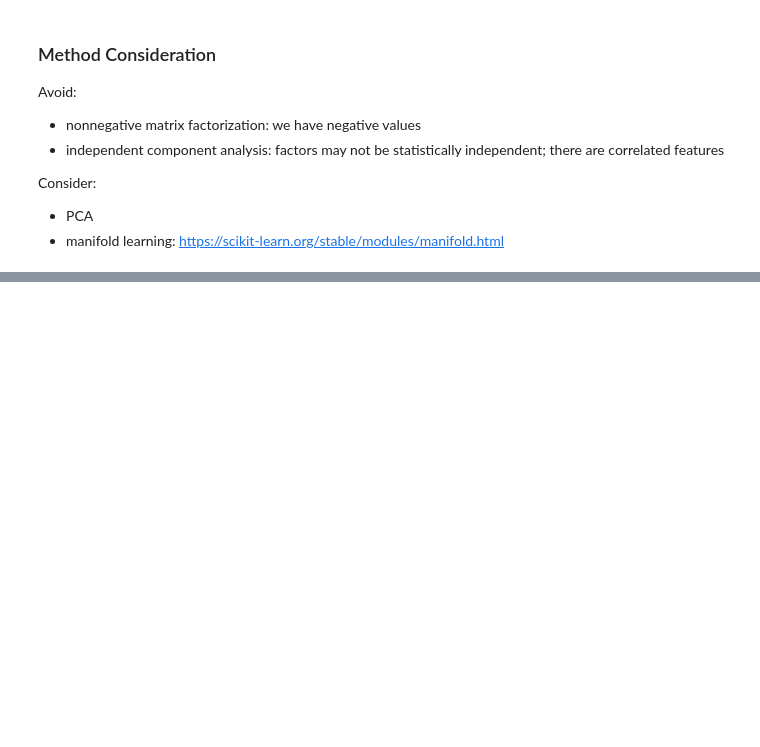
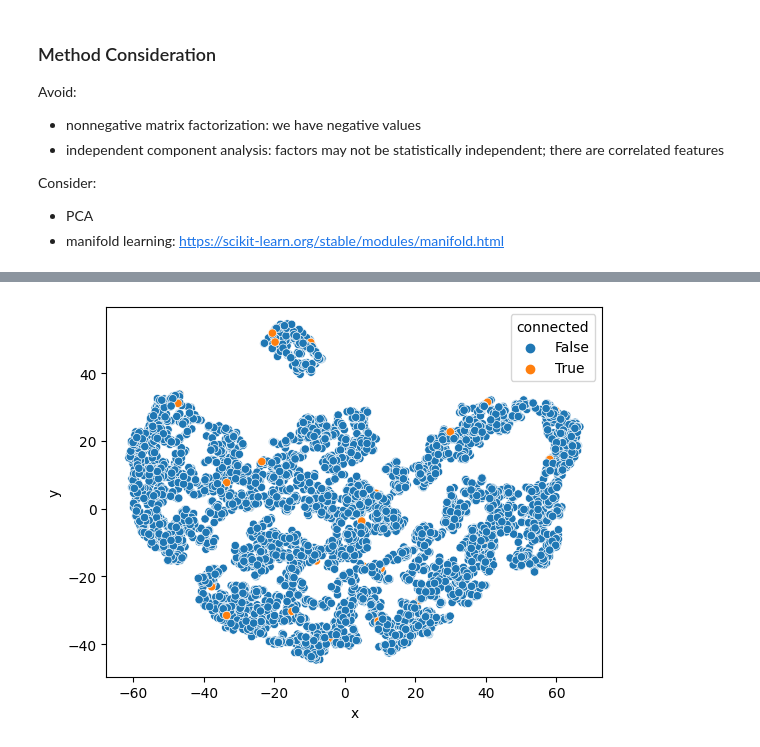
Before and after one commit to gwang034/elecfinal, a Jupyter notebook: Grace/pipeline_part1.ipynb, the cells around one changed output, grey strips where cells are left out. Saved outputs shown, nothing was run; the diff lists cells and outputs as text; code cells hidden in the pictures; blank space fills up the shorter version.

```diff
--- a/Grace/pipeline_part1.ipynb
+++ b/Grace/pipeline_part1.ipynb
@@ -43,3 +40,0 @@ from sklearn.manifold import Isomap
-# %%
-model = Isomap(n_components=2, n_neighbors=100)
-X_transformed = model.fit_transform(X_train.select_dtypes(include='number'))
@@ -49,0 +46,19 @@ X_transformed = model.fit_transform(X_train.select_dtypes(include='number'))
+# %%
+X_train_dists = X_train[['adp_dist', 'post_skeletal_distance_to_soma',
+       'pre_skeletal_distance_to_soma', 'pre_oracle', 'pre_test_score',
+       'post_oracle', 'post_test_score',
+       'fw_similarity',
+       'nuclei_adp_dist', 'ADP_total', 'connect_total', 'connect_rate']]
+# %%
+def dimred_plot(X_transformed, num):
+    X_plot = pd.DataFrame(X_transformed).join(pd.DataFrame(y_train[0:num]).reset_index())
+    X_plot.rename(columns={0:"x", 1:"y"}, inplace=True)
+    X_plot
+    sns.scatterplot(X_plot, x='x', y='y', hue='connected')
+# %%
+model = TSNE(n_components=2, perplexity = 50)
+num = 5000
+X_transformed = model.fit_transform(X_train_dists[0:num])
+dimred_plot(X_transformed, num)
+# %% [output]
+[figure, added]
```
Also changed, not shown: parts of 5 cells of this notebook, 2 other files.
